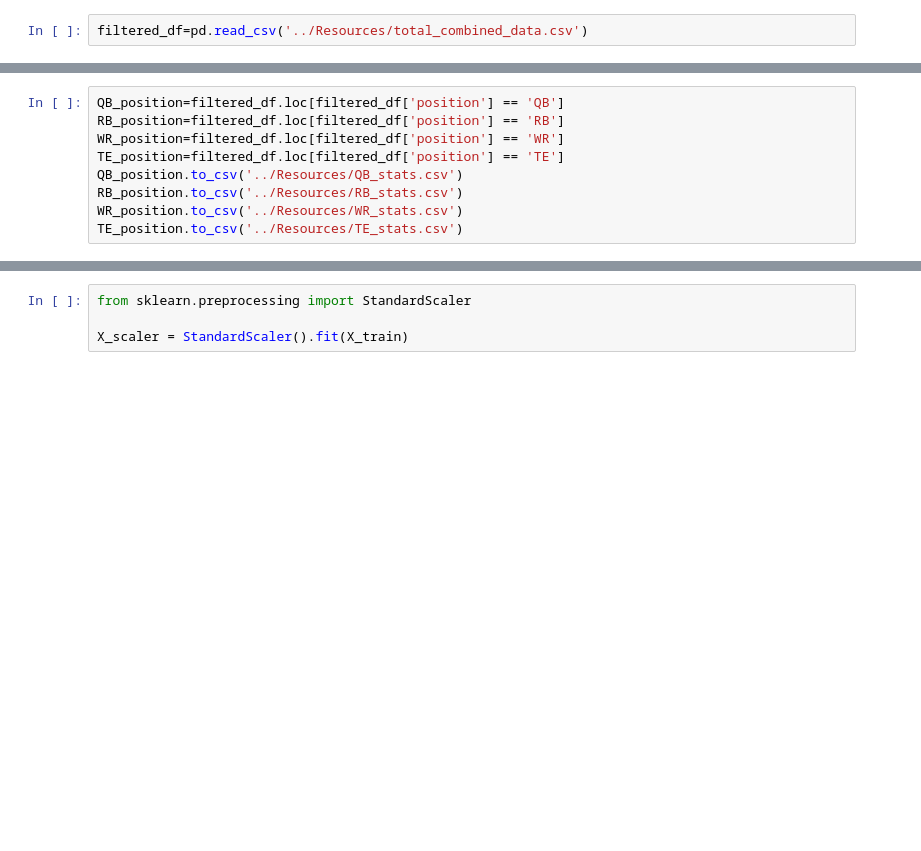
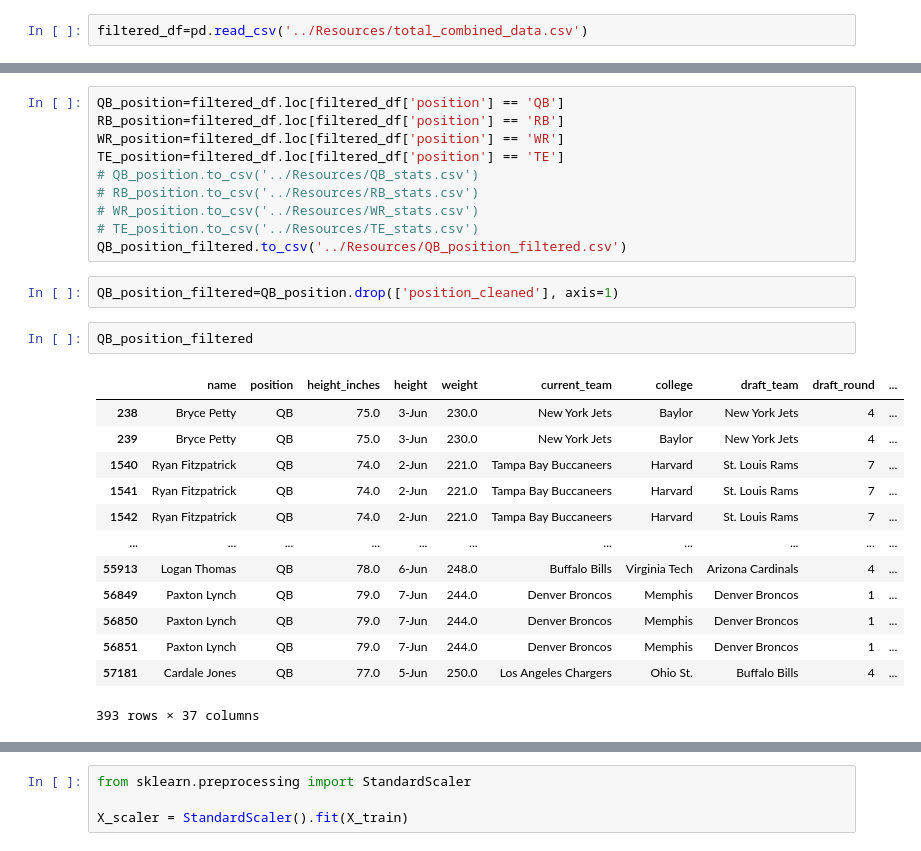
Before and after one commit to brettrchadwick/FantasyFootballProjections, a Jupyter notebook: ETL/NeuralNetwork.ipynb, the cells around one changed output, grey strips where cells are left out. Cells and saved outputs as stored; diff of their text form; blank space fills up the shorter version.

```diff
--- a/ETL/NeuralNetwork.ipynb
+++ b/ETL/NeuralNetwork.ipynb
@@ -40,8 +42,27 @@ QB_position=filtered_df.loc[filtered_df['position'] == 'QB']
 RB_position=filtered_df.loc[filtered_df['position'] == 'RB']
 WR_position=filtered_df.loc[filtered_df['position'] == 'WR']
 TE_position=filtered_df.loc[filtered_df['position'] == 'TE']
-QB_position.to_csv('../Resources/QB_stats.csv')
-RB_position.to_csv('../Resources/RB_stats.csv')
-WR_position.to_csv('../Resources/WR_stats.csv')
-TE_position.to_csv('../Resources/TE_stats.csv')
+# QB_position.to_csv('../Resources/QB_stats.csv')
+# RB_position.to_csv('../Resources/RB_stats.csv')
+# WR_position.to_csv('../Resources/WR_stats.csv')
+# TE_position.to_csv('../Resources/TE_stats.csv')
+QB_position_filtered.to_csv('../Resources/QB_position_filtered.csv')
+# %%
+QB_position_filtered=QB_position.drop(['position_cleaned'], axis=1)
+# %%
+QB_position_filtered
+# %% [output]
+|  | name | position | height_inches | height | weight | current_team | college | draft_team | draft_round | ... |
+| 238 | Bryce Petty | QB | 75.0 | 3-Jun | 230.0 | New York Jets | Baylor | New York Jets | 4 | ... |
+| 239 | Bryce Petty | QB | 75.0 | 3-Jun | 230.0 | New York Jets | Baylor | New York Jets | 4 | ... |
+| 1540 | Ryan Fitzpatrick | QB | 74.0 | 2-Jun | 221.0 | Tampa Bay Buccaneers | Harvard | St. Louis Rams | 7 | ... |
+| 1541 | Ryan Fitzpatrick | QB | 74.0 | 2-Jun | 221.0 | Tampa Bay Buccaneers | Harvard | St. Louis Rams | 7 | ... |
+| 1542 | Ryan Fitzpatrick | QB | 74.0 | 2-Jun | 221.0 | Tampa Bay Buccaneers | Harvard | St. Louis Rams | 7 | ... |
+| ... | ... | ... | ... | ... | ... | ... | ... | ... | ... | ... |
+| 55913 | Logan Thomas | QB | 78.0 | 6-Jun | 248.0 | Buffalo Bills | Virginia Tech | Arizona Cardinals | 4 | ... |
+| 56849 | Paxton Lynch | QB | 79.0 | 7-Jun | 244.0 | Denver Broncos | Memphis | Denver Broncos | 1 | ... |
+| 56850 | Paxton Lynch | QB | 79.0 | 7-Jun | 244.0 | Denver Broncos | Memphis | Denver Broncos | 1 | ... |
+| 56851 | Paxton Lynch | QB | 79.0 | 7-Jun | 244.0 | Denver Broncos | Memphis | Denver Broncos | 1 | ... |
+| 57181 | Cardale Jones | QB | 77.0 | 5-Jun | 250.0 | Los Angeles Chargers | Ohio St. | Buffalo Bills | 4 | ... |
+393 rows × 37 columns
 # %%
```
Also changed, not shown: parts of 14 cells of this notebook, 3 other files.
